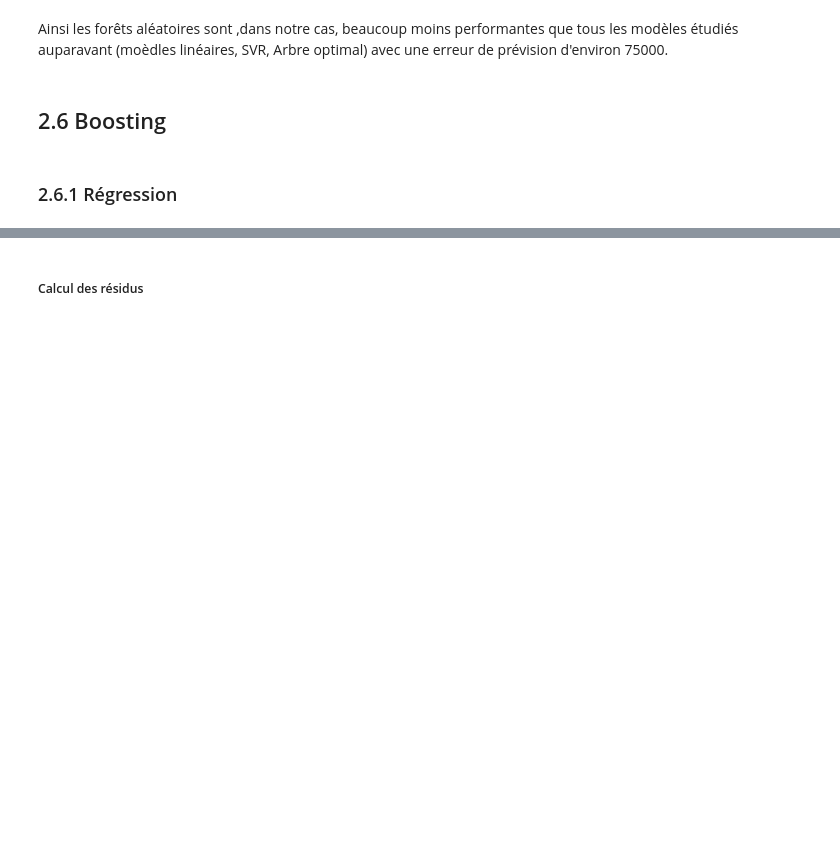
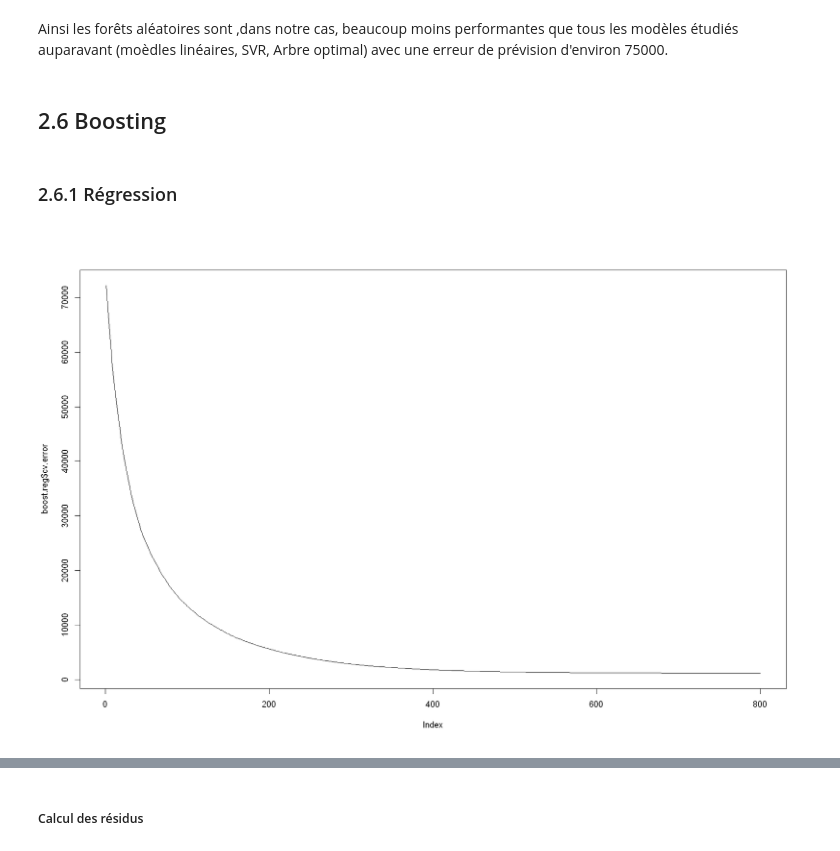
Before and after one commit to QUENTINTOUIL/Projet_ML, a Jupyter notebook: V2_R.ipynb, the cells around one changed output, grey strips where cells are left out. Cells and saved outputs as stored; diff of their text form; code cells hidden in the pictures; blank space fills up the shorter version.

```diff
--- a/V2_R.ipynb
+++ b/V2_R.ipynb
@@ -1198,8 +1255,12 @@ Ainsi les forêts aléatoires sont ,dans notre cas, beaucoup moins performantes
 ### 2.6.1 Régression
 # %%
 library(gbm)
-boost.reg = gbm(Calories_Burned ~ ., data = datappr, distribution = "gaussian", n.trees = 500,
+
+boost.reg = gbm(Calories_Burned ~ ., data = datappr, distribution = "gaussian", n.trees = 800,
     cv.folds = 10, n.minobsinnode = 5, shrinkage = 0.03, verbose = FALSE)
-# fixer verbose à FALSE pour éviter trop de sorties
+
+# on fixe verbose à FALSE pour éviter trop de sorties
 plot(boost.reg$cv.error, type = "l")
+# %% [output]
+[figure, added]
 # %%
```
Also changed, not shown: parts of 51 cells of this notebook.
